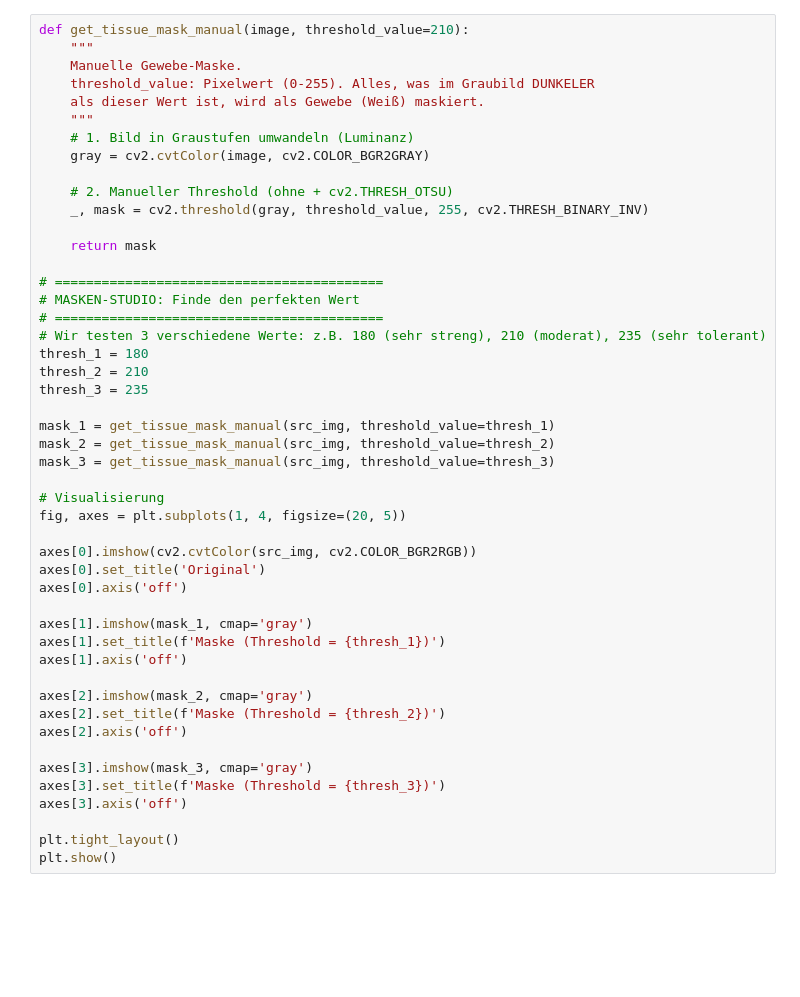
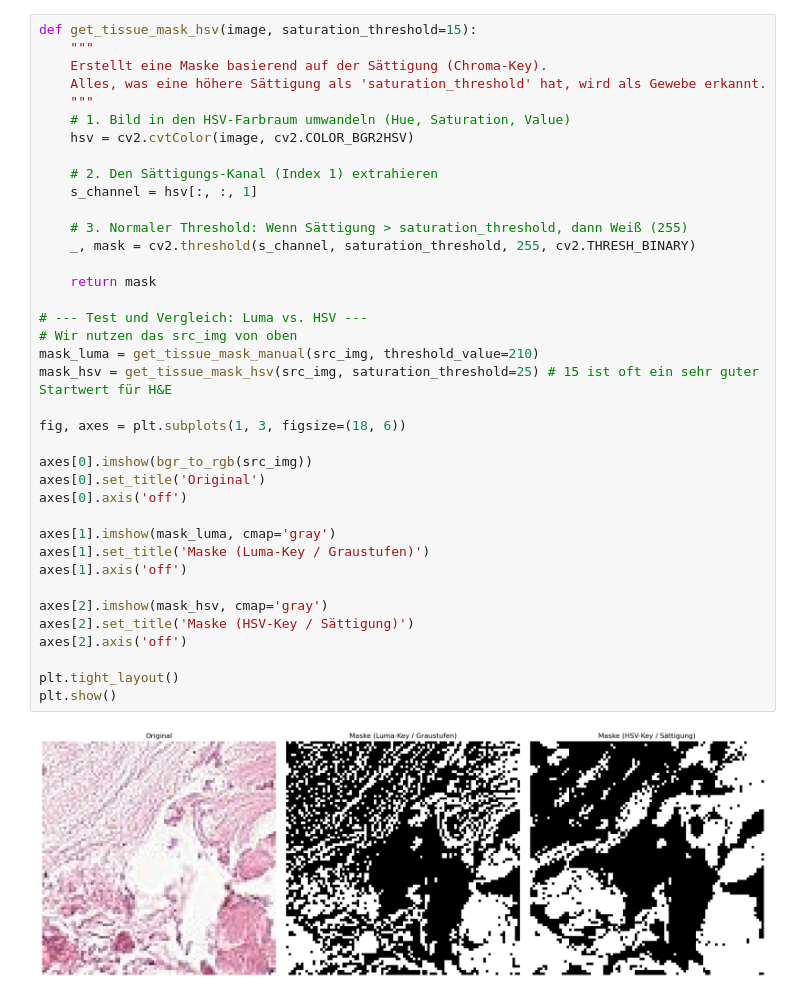
Before and after one commit to Steph-The-Dev/stain-normalization-project, a Jupyter notebook: notebooks/01_reinhard_exploration.ipynb, the cells around one changed output. Saved outputs shown, nothing was run; the diff lists cells and outputs as text; blank space fills up the shorter version.

```diff
--- a/notebooks/01_reinhard_exploration.ipynb
+++ b/notebooks/01_reinhard_exploration.ipynb
@@ -176,48 +86,40 @@ plt.show()
 # %%
-def get_tissue_mask_manual(image, threshold_value=210):
+def get_tissue_mask_hsv(image, saturation_threshold=15):
     """
-    Manuelle Gewebe-Maske.
-    threshold_value: Pixelwert (0-255). Alles, was im Graubild DUNKELER
-    als dieser Wert ist, wird als Gewebe (Weiß) maskiert.
+    Erstellt eine Maske basierend auf der Sättigung (Chroma-Key).
+    Alles, was eine höhere Sättigung als 'saturation_threshold' hat, wird als Gewebe erkannt.
     """
-    # 1. Bild in Graustufen umwandeln (Luminanz)
-    gray = cv2.cvtColor(image, cv2.COLOR_BGR2GRAY)
+    # 1. Bild in den HSV-Farbraum umwandeln (Hue, Saturation, Value)
+    hsv = cv2.cvtColor(image, cv2.COLOR_BGR2HSV)
 
-    # 2. Manueller Threshold (ohne + cv2.THRESH_OTSU)
-    _, mask = cv2.threshold(gray, threshold_value, 255, cv2.THRESH_BINARY_INV)
+    # 2. Den Sättigungs-Kanal (Index 1) extrahieren
+    s_channel = hsv[:, :, 1]
+
+    # 3. Normaler Threshold: Wenn Sättigung > saturation_threshold, dann Weiß (255)
+    _, mask = cv2.threshold(s_channel, saturation_threshold, 255, cv2.THRESH_BINARY)
 
     return mask
 
-# ==========================================
-# MASKEN-STUDIO: Finde den perfekten Wert
-# ==========================================
-# Wir testen 3 verschiedene Werte: z.B. 180 (sehr streng), 210 (moderat), 235 (sehr tolerant)
-thresh_1 = 180
-thresh_2 = 210
-thresh_3 = 235
+# --- Test und Vergleich: Luma vs. HSV ---
+# Wir nutzen das src_img von oben
+mask_luma = get_tissue_mask_manual(src_img, threshold_value=210)
+mask_hsv = get_tissue_mask_hsv(src_img, saturation_threshold=25) # 15 ist oft ein sehr guter Startwert für H&E
 
-mask_1 = get_tissue_mask_manual(src_img, threshold_value=thresh_1)
-mask_2 = get_tissue_mask_manual(src_img, threshold_value=thresh_2)
-mask_3 = get_tissue_mask_manual(src_img, threshold_value=thresh_3)
+fig, axes = plt.subplots(1, 3, figsize=(18, 6))
 
-# Visualisierung
-fig, axes = plt.subplots(1, 4, figsize=(20, 5))
-
-axes[0].imshow(cv2.cvtColor(src_img, cv2.COLOR_BGR2RGB))
+axes[0].imshow(bgr_to_rgb(src_img))
 axes[0].set_title('Original')
 axes[0].axis('off')
 
-axes[1].imshow(mask_1, cmap='gray')
-axes[1].set_title(f'Maske (Threshold = {thresh_1})')
+axes[1].imshow(mask_luma, cmap='gray')
+axes[1].set_title('Maske (Luma-Key / Graustufen)')
 axes[1].axis('off')
 
-axes[2].imshow(mask_2, cmap='gray')
-axes[2].set_title(f'Maske (Threshold = {thresh_2})')
+axes[2].imshow(mask_hsv, cmap='gray')
+axes[2].set_title('Maske (HSV-Key / Sättigung)')
 axes[2].axis('off')
-
-axes[3].imshow(mask_3, cmap='gray')
-axes[3].set_title(f'Maske (Threshold = {thresh_3})')
-axes[3].axis('off')
 
 plt.tight_layout()
 plt.show()
+# %% [output]
+[figure, added]
```
Also changed, not shown: parts of 10 cells of this notebook.
